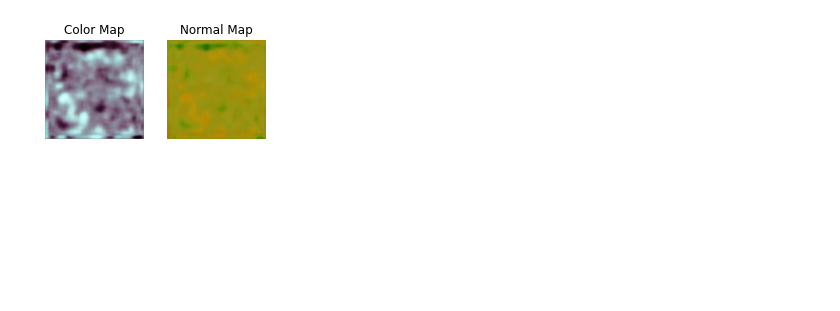
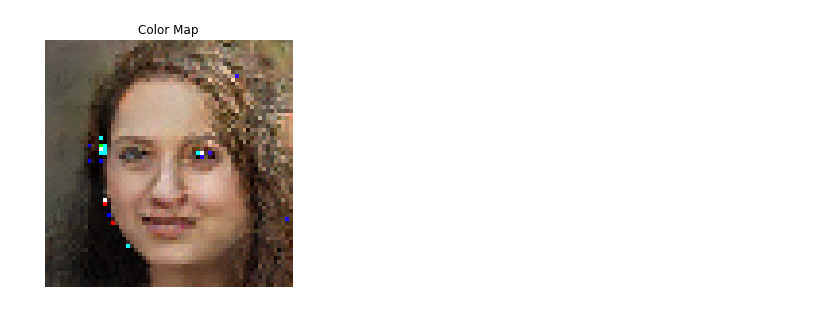
Before and after one commit to marius-se/duet-pbr-gan, a Jupyter notebook: DuetGAN.ipynb, the cells around one changed output. Saved outputs shown, nothing was run; the diff lists cells and outputs as text; code cells hidden in the pictures; blank space fills up the shorter version.

Commit message:
try same gan with faces dataset

```diff
--- a/DuetGAN.ipynb
+++ b/DuetGAN.ipynb
@@ -116,7 +138,7 @@ discriminator = keras.Sequential(
         layers.BatchNormalization(),
         layers.LeakyReLU(alpha=0.2),
         layers.Flatten(),
-        layers.Dropout(0.2),
+        layers.Dropout(0.3),
         layers.Dense(1, activation="sigmoid")
     ],
     name="discriminator"
@@ -146,18 +168,21 @@ latent_dim = 100
 generator = keras.Sequential(
     [
         keras.Input(shape=(latent_dim,)),
-        layers.Dense(32*32*128),
-        layers.Reshape((32,32,128)),
-        layers.Conv2DTranspose(128, kernel_size=4, strides=2, padding="same"),
+        layers.Dense(4*4*1024),
+        layers.Reshape((4,4,1024)),
+        layers.Conv2DTranspose(512, kernel_size=4, strides=2, padding="same"),
         layers.BatchNormalization(),
         layers.LeakyReLU(alpha=0.2),
         layers.Conv2DTranspose(256, kernel_size=4, strides=2, padding="same"),
         layers.BatchNormalization(),
         layers.LeakyReLU(alpha=0.2),
-        layers.Conv2DTranspose(512, kernel_size=4, strides=2, padding="same"),
+        layers.Conv2DTranspose(128, kernel_size=4, strides=2, padding="same"),
         layers.BatchNormalization(),
         layers.LeakyReLU(alpha=0.2),
-        layers.Conv2D(get_number_of_channels(), kernel_size=5, padding="same", activation="sigmoid")
+        # layers.Conv2D(get_number_of_channels(), kernel_size=5, padding="same", activation="sigmoid")
+        layers.Conv2DTranspose(get_number_of_channels(), kernel_size=5, strides=2, padding="same"),
+        layers.BatchNormalization(),
+        layers.LeakyReLU(alpha=0.2),
     ],
     name="generator"
 )
@@ -242,25 +276,19 @@ class GANMonitor(keras.callbacks.Callback):
         generated_images.numpy()
         for i in range(self.num_img):
             img = keras.utils.array_to_img(generated_images[i,:,:,:3])
-            img.save(f"generated/generated_img_{epoch:03d}_{i}.png")
+            img.save(f"generated_faces/generated_img_{epoch:03d}_{i}.png")
 # %%
-epochs = 300
+epochs = 1000
 
 callbacks = [
-    GANMonitor(num_img=3, latent_dim=latent_dim),
-    # keras.callbacks.ModelCheckpoint(
-    #     filepath="duetpbr_gan.keras",
-    #     save_best_only=False,
-    #     monitor="d_loss"
-    # )
+    GANMonitor(num_img=3, latent_dim=latent_dim)
 ]
 
 gan = GAN(discriminator=discriminator, generator=generator, latent_dim=latent_dim)
 gan.compile(
-    d_optimizer=keras.optimizers.Adam(learning_rate=0.0001),
-    g_optimizer=keras.optimizers.Adam(learning_rate=0.0001),
+    d_optimizer=keras.optimizers.Adam(learning_rate=0.0002, beta_1=0.5), # based on https://arxiv.org/abs/1511.06434
+    g_optimizer=keras.optimizers.Adam(learning_rate=0.0002, beta_1=0.5),
     loss_fn=keras.losses.BinaryCrossentropy()
 )
-print(materials.shape)
-history = gan.fit(materials, epochs=epochs, batch_size=32, callbacks=callbacks)
+history = gan.fit(faces, epochs=epochs, batch_size=128, callbacks=callbacks)
 # %% [output]
@@ -285,10 +312,10 @@ Error:
 # %%
 random_latent_vectors = tf.random.normal(shape=(10, 100))
 generated_materials = gan.generator(random_latent_vectors)
-generated_materials *= 255
+# generated_materials *= 255
 generated_materials = generated_materials.numpy()
-generated_materials = generated_materials.astype("int8")
+# generated_materials = generated_materials.astype("int8")
 
 plot_sample(generated_materials, 3)
 # %% [output]
-[figure, old version]
+[figure, new version]
```
Also changed, not shown: parts of 9 cells of this notebook.
